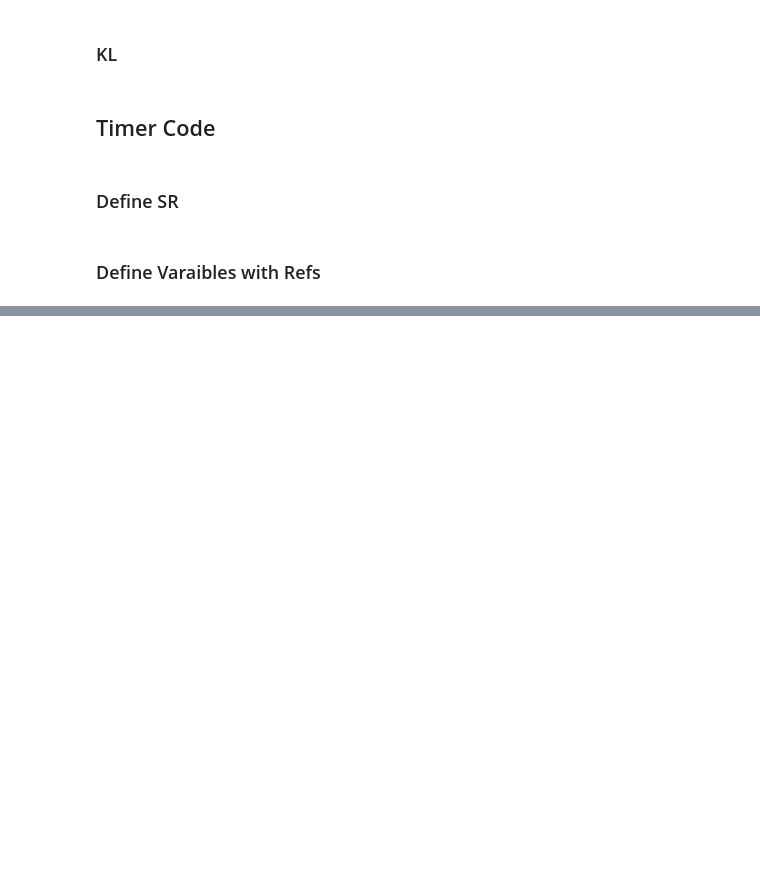
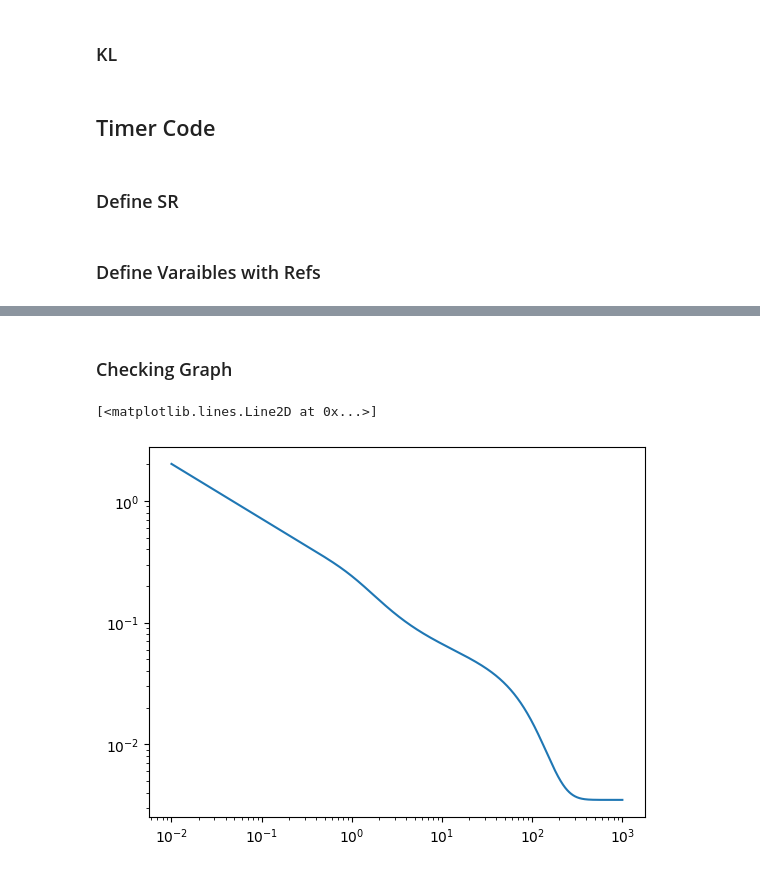
Before and after one commit to lawjones/Rheology-Modeling, a Jupyter notebook: Rheology Model.ipynb, the cells around one changed output, grey strips where cells are left out. Cells and saved outputs as stored; diff of their text form; code cells hidden in the pictures; blank space fills up the shorter version.

```diff
--- a/Rheology Model.ipynb
+++ b/Rheology Model.ipynb
@@ -219,0 +203,8 @@ plt.show()
+# %% [markdown]
+### Checking Graph
+# %%
+gen_mu = gen_power(gen_mu_inf, n_inf, delta_mu, delta_n, a, b, c, d, sr)
+plt.loglog(sr, gen_mu)
+# %% [output]
+[<matplotlib.lines.Line2D at 0x...>]
+[figure, added]
```
Also changed, not shown: parts of 6 cells of this notebook, 1 other file.
